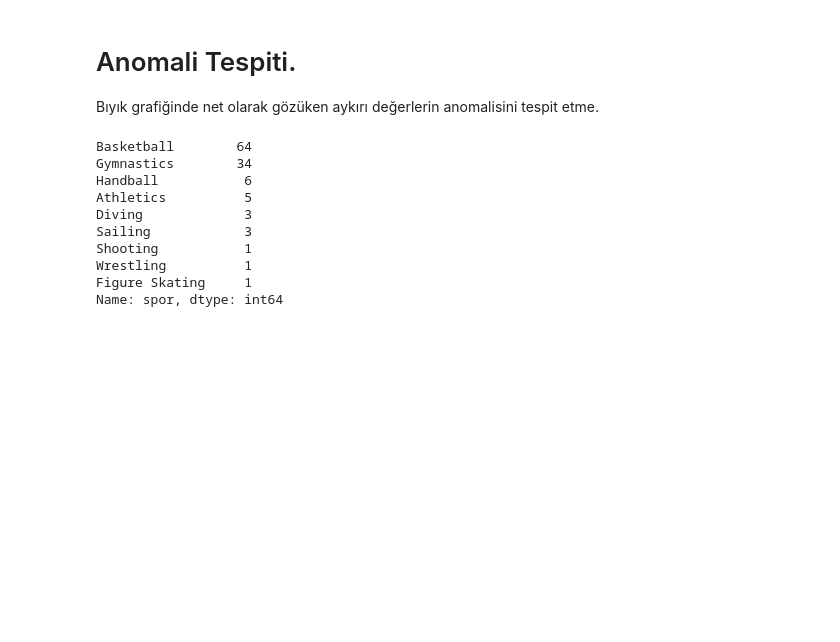
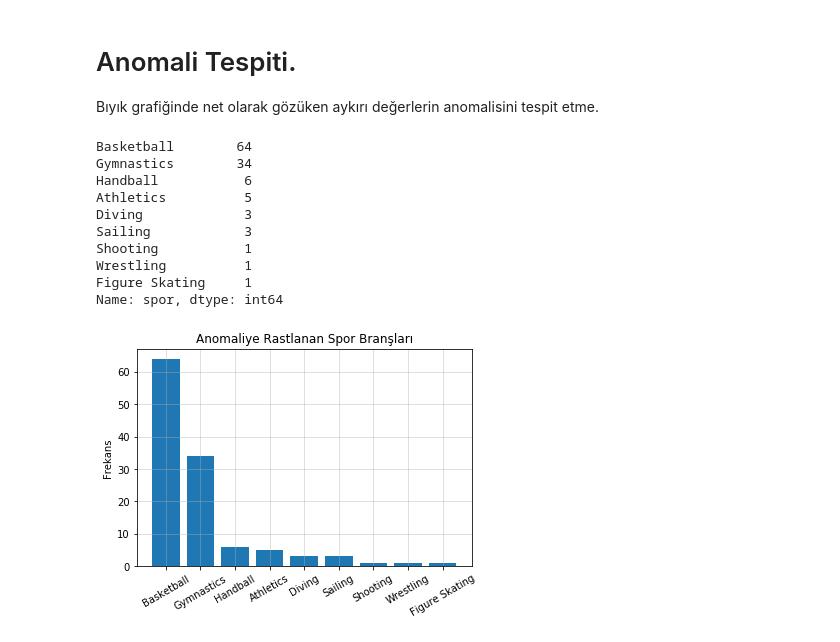
Before and after one commit to muratgoktas/DataScienceWithPython, a Jupyter notebook: OlimpiyatlarVeriSeti.ipynb, the cells around one changed output. Cells and saved outputs as stored; diff of their text form; code cells hidden in the pictures; blank space fills up the shorter version.

Commit message:
A-03) New code (In[47] between [51]) added for Anomaly Detection graph.

```diff
--- a/OlimpiyatlarVeriSeti.ipynb
+++ b/OlimpiyatlarVeriSeti.ipynb
@@ -530,3 +530,13 @@ Shooting           1
 Wrestling          1
 Figure Skating     1
 Name: spor, dtype: int64
+# %%
+plt.figure()
+plt.bar(data_anomaly.spor.value_counts().index, data_anomaly.spor.value_counts().values)
+plt.xticks(rotation = 30)
+plt.title("Anomaliye Rastlanan Spor Branşları")
+plt.ylabel("Frekans")
+plt.grid(True, alpha = 0.5)
+plt.show()
+# %% [output]
+[figure, added]
```
Also changed, not shown: parts of 4 cells of this notebook.
